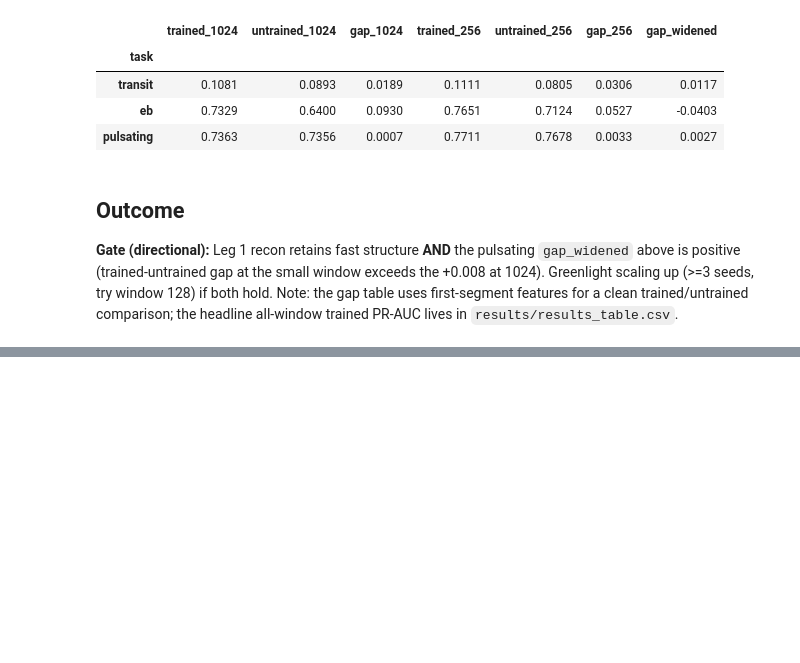
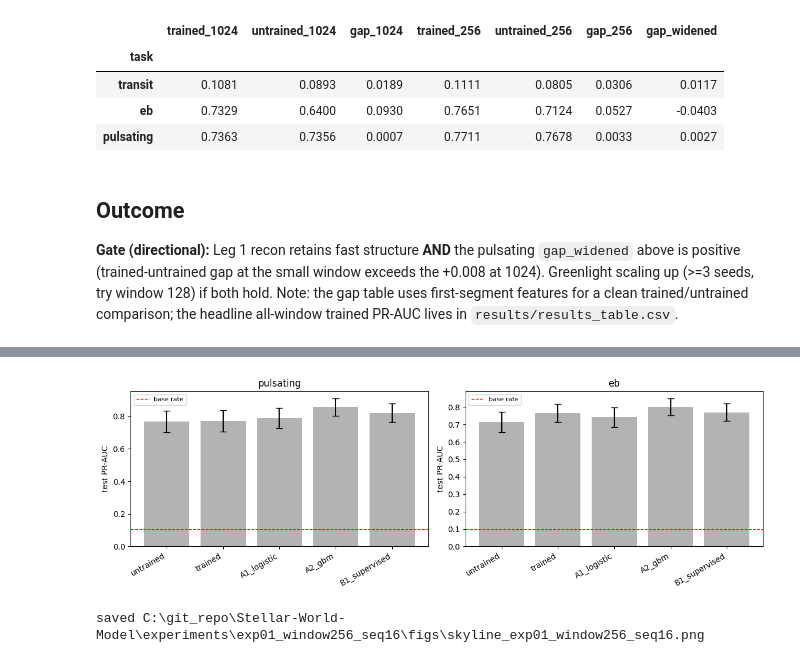
Before and after one commit to BrightonLiu-zZ/Stellar-World-Model, a Jupyter notebook: src/notebooks/ablation_diagnostics.ipynb, the cells around one changed output, grey strips where cells are left out. Saved outputs shown, nothing was run; the diff lists cells and outputs as text; code cells hidden in the pictures; blank space fills up the shorter version.

Commit message:
expand reusable ablation diagnostics notebook with skyline rendering

```diff
--- a/src/notebooks/ablation_diagnostics.ipynb
+++ b/src/notebooks/ablation_diagnostics.ipynb
@@ -215,0 +227,5 @@ saved C:\git_repo\Stellar-World-Model\experiments\exp01_window256_seq16\figs\gap
+# %%
+# Retrains the B1 supervised trunk (3 seeds x 2 tasks); a few minutes on GPU. All logic is in the module.
+from swm.eval.skyline import run_suite
+skyline_summary, skyline_gate = run_suite(EXP_NAME, tasks=("pulsating", "eb"), b1_seeds=(0, 1, 2), n_boot=2000, write=True)
+skyline_summary.round(4)
@@ -215,0 +246,2 @@ saved C:\git_repo\Stellar-World-Model\experiments\exp01_window256_seq16\figs\gap
+# %%
+skyline_gate.set_index("task").round(4).T
@@ -215,0 +262,18 @@ saved C:\git_repo\Stellar-World-Model\experiments\exp01_window256_seq16\figs\gap
+# %%
+method_order = ["untrained", "trained", "A1_logistic", "A2_gbm", "B1_supervised"]
+sky_tasks = list(skyline_gate["task"])
+fig, axes = plt.subplots(1, len(sky_tasks), figsize=(6 * len(sky_tasks), 4), squeeze=False)
+for ax, task in zip(axes[0], sky_tasks):
+    d = skyline_summary[(skyline_summary.task == task) & (skyline_summary.method.isin(method_order))]
+    d = d.set_index("method").loc[method_order]
+    yerr = np.vstack([d.pr_auc - d.ci_lo, d.ci_hi - d.pr_auc])  # asymmetric 95% bootstrap CI
+    ax.bar(range(len(method_order)), d.pr_auc, yerr=yerr, capsize=4, color="0.7")
+    ax.axhline(d.base_rate.iloc[0], color="red", ls="--", lw=1, label="base rate")
+    ax.set_xticks(range(len(method_order))); ax.set_xticklabels(method_order, rotation=30, ha="right")
+    ax.set_title(task); ax.set_ylabel("test PR-AUC")
+    ax.legend(fontsize=8)
+plt.tight_layout(); fig.savefig(figs_dir / f"skyline_{EXP_NAME}.png", dpi=120, bbox_inches="tight"); plt.show()
+print("saved", figs_dir / f"skyline_{EXP_NAME}.png")
+# %% [output]
+[figure, added]
+saved C:\git_repo\Stellar-World-Model\experiments\exp01_window256_seq16\figs\skyline_exp01_window256_seq16.png
```
Also changed, not shown: parts of 8 cells of this notebook.
